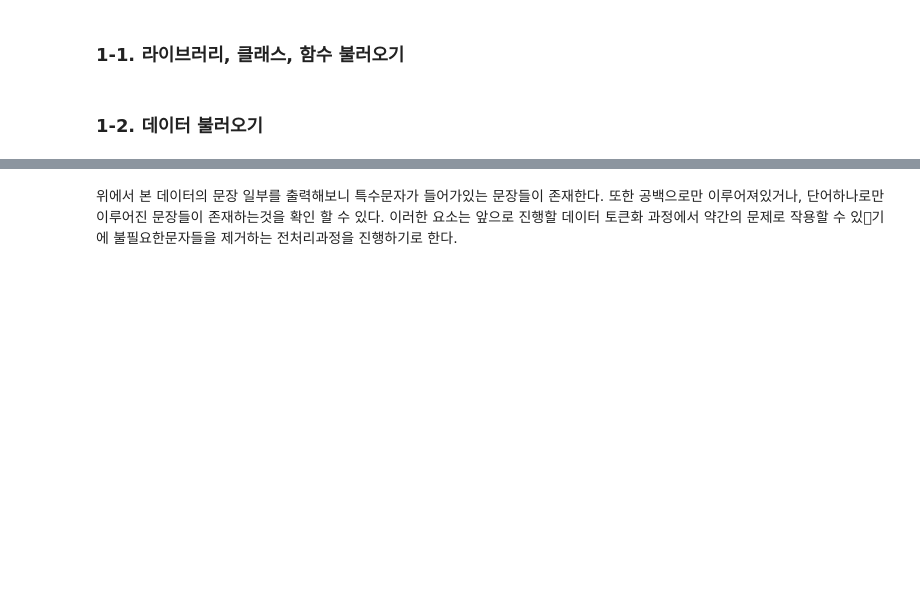
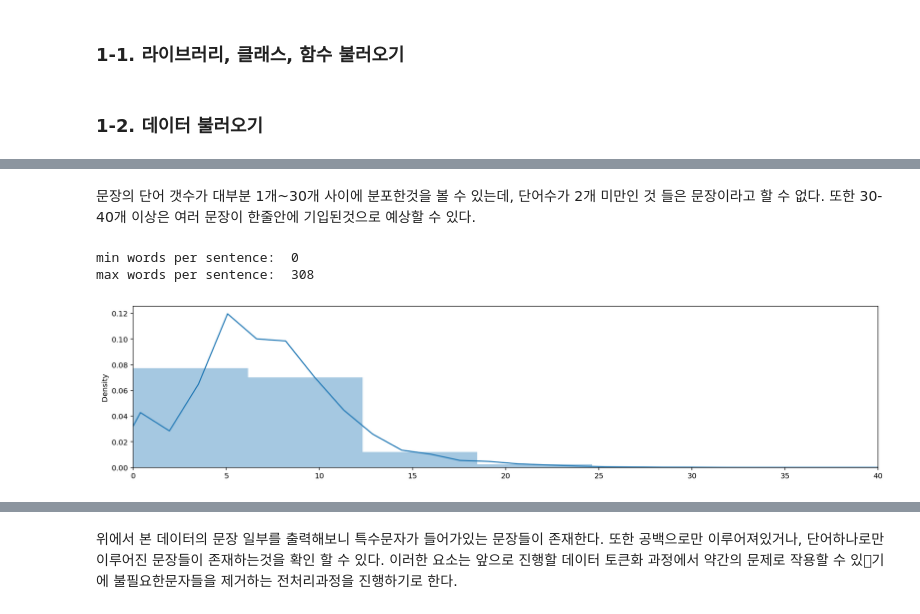
Before and after one commit to saerannn/ML-DL-Project, a Jupyter notebook: Project_06_Building LSTM Model: Lyrics Generator/[E06]_Building_LSTM_Model_Lyrics_Generator.ipynb, the cells around one changed output, grey strips where cells are left out. Cells and saved outputs as stored; diff of their text form; code cells hidden in the pictures; blank space fills up the shorter version.

```diff
--- a/Project_06_Building LSTM Model: Lyrics Generator/[E06]_Building_LSTM_Model_Lyrics_Generator.ipynb
+++ b/Project_06_Building LSTM Model: Lyrics Generator/[E06]_Building_LSTM_Model_Lyrics_Generator.ipynb
@@ -108,0 +158,22 @@ for idx, sentence in enumerate(raw_corpus[:20]):
+# %% [markdown]
+문장의 단어 갯수가 대부분 1개~30개 사이에 분포한것을 볼 수 있는데, 단어수가 2개 미만인 것 들은 문장이라고 할 수 없다. 또한 30-40개 이상은 여러 문장이 한줄안에 기입된것으로 예상할 수 있다.
+# %%
+############################## 1차 문장 필터링 문장내 단어의 갯수 파악 : 단어는 공백기준으로 판단 ##############################
+# 문장의 단어갯수가 2개 미만이면 삭제처리?
+# 문장들의 단어갯수 분포 히스토그램을 보면 대부분 몇글자로 이루어져있는지 알 수 있음
+words_count = [len(row.split()) for row in raw_corpus if " " not in row.split() ]
+
+
+
+# 전체 문장의 단어갯수 중에서 제일 작은 단어갯수
+print("min words per sentence: ", min(words_count) )
+print("max words per sentence: ", max(words_count) )
+# 시각화
+plt.figure(figsize=(18,4))
+plt.xlim([0, 40])
+sns.distplot(words_count)
+plt.show()
+# %% [output]
+min words per sentence:  0
+max words per sentence:  308
+[figure, added]
```
Also changed, not shown: parts of 30 cells of this notebook.
